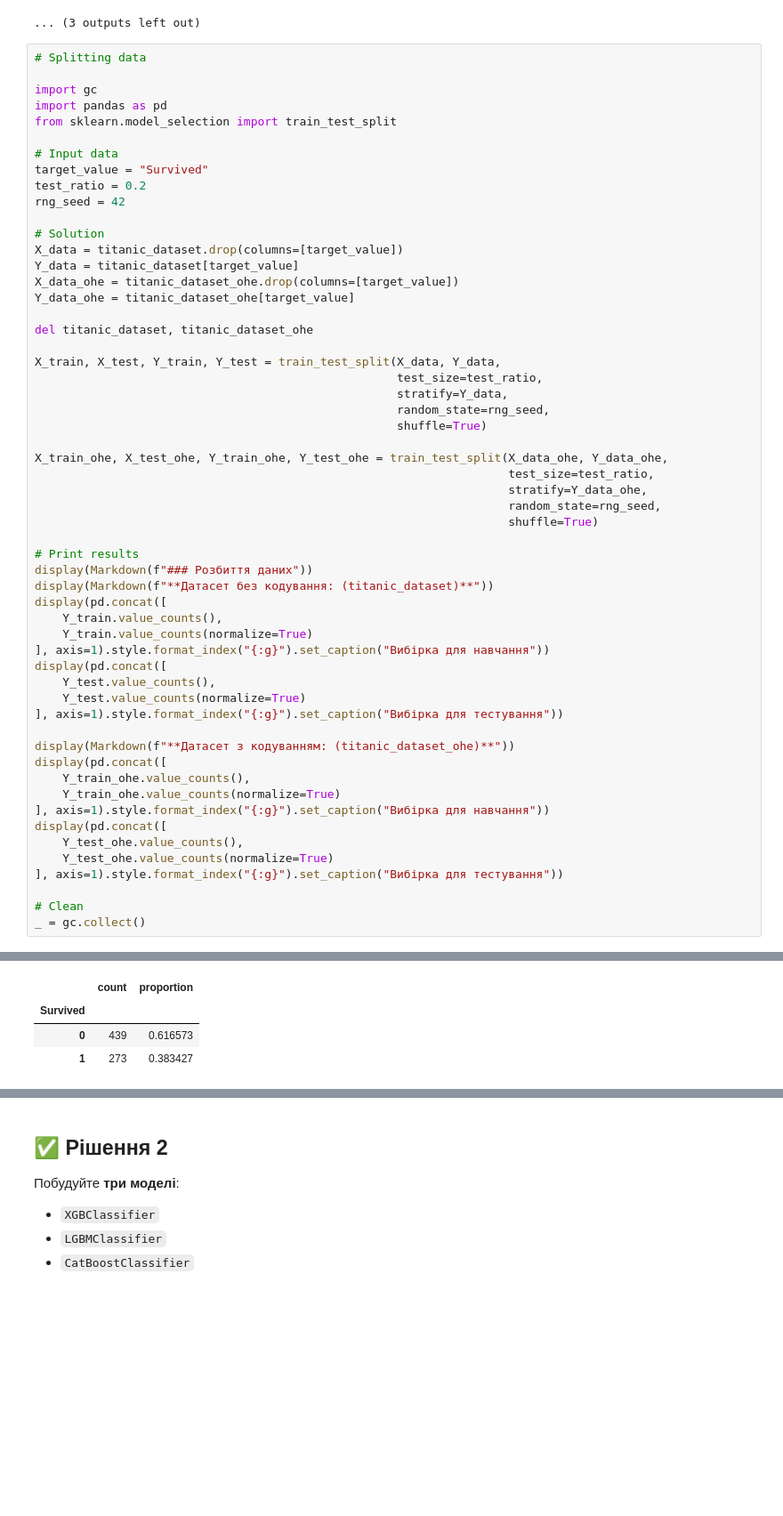
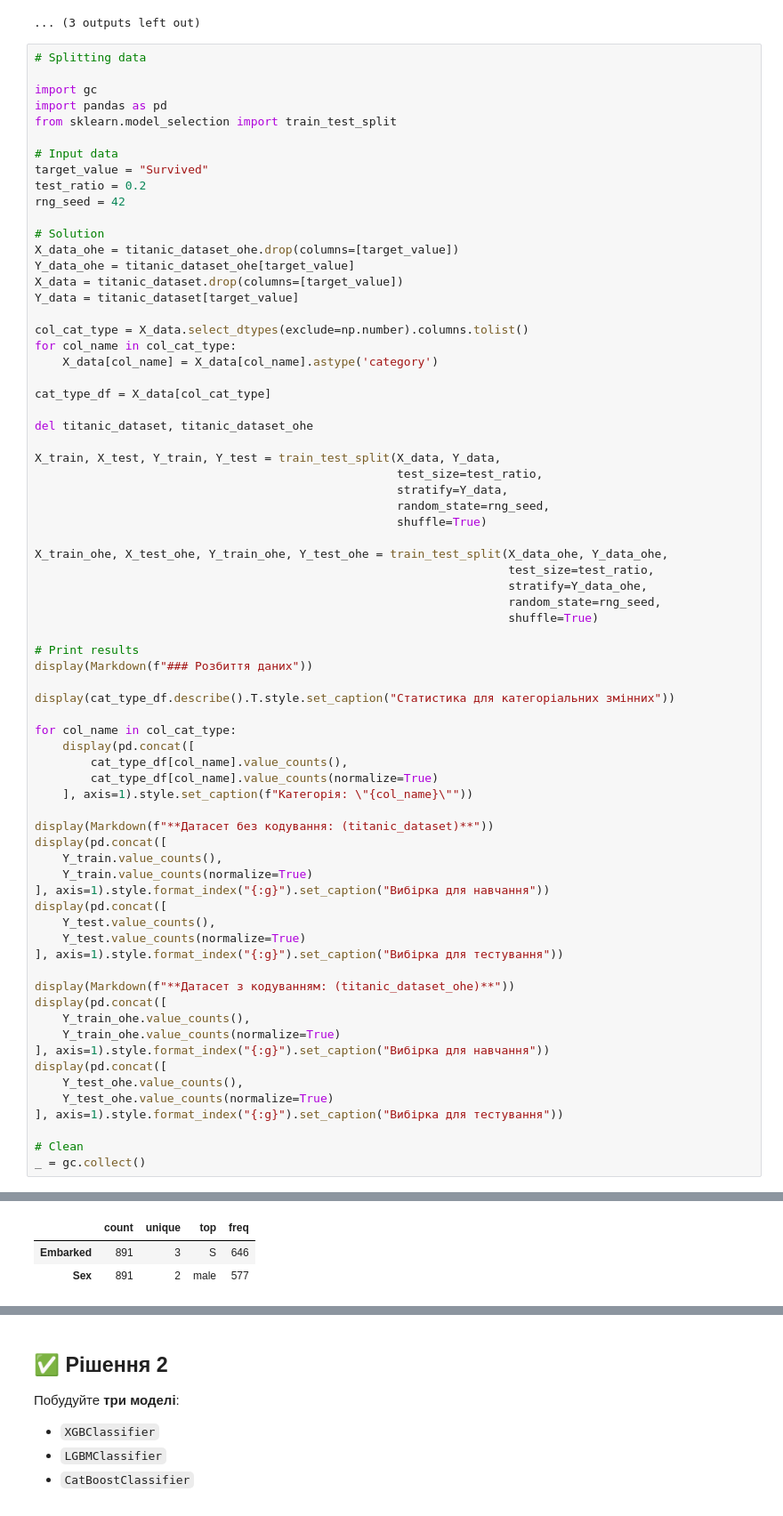
Before and after one commit to BogdanPinchuk/DataScience-PBY_HW14, a Jupyter notebook: Bohdan_Pinchuk_DS_HW14.ipynb, the cells around one changed output, grey strips where cells are left out. Shown at 89% size. Drawn from its saved outputs; the diff is of its cells as text; blank space fills up the shorter version.

```diff
--- a/Bohdan_Pinchuk_DS_HW14.ipynb
+++ b/Bohdan_Pinchuk_DS_HW14.ipynb
@@ -707,10 +709,16 @@ test_ratio = 0.2
 rng_seed = 42
 
 # Solution
+X_data_ohe = titanic_dataset_ohe.drop(columns=[target_value])
+Y_data_ohe = titanic_dataset_ohe[target_value]
 X_data = titanic_dataset.drop(columns=[target_value])
 Y_data = titanic_dataset[target_value]
-X_data_ohe = titanic_dataset_ohe.drop(columns=[target_value])
-Y_data_ohe = titanic_dataset_ohe[target_value]
+
+col_cat_type = X_data.select_dtypes(exclude=np.number).columns.tolist()
+for col_name in col_cat_type:
+    X_data[col_name] = X_data[col_name].astype('category')
+
+cat_type_df = X_data[col_cat_type]
 
 del titanic_dataset, titanic_dataset_ohe
 
@@ -728,6 +736,15 @@ X_train_ohe, X_test_ohe, Y_train_ohe, Y_test_ohe = train_test_split(X_data_ohe,
 
 # Print results
 display(Markdown(f"### Розбиття даних"))
+
+display(cat_type_df.describe().T.style.set_caption("Статистика для категоріальних змінних"))
+
+for col_name in col_cat_type:
+    display(pd.concat([
+        cat_type_df[col_name].value_counts(),
+        cat_type_df[col_name].value_counts(normalize=True)
+    ], axis=1).style.set_caption(f"Категорія: \"{col_name}\""))
+
 display(Markdown(f"**Датасет без кодування: (titanic_dataset)**"))
 display(pd.concat([
     Y_train.value_counts(),
@@ -757,4 +773,3 @@ _ = gc.collect()
-|  | count | proportion |
-| Survived |  |  |
-| 0 | 439 | 0.616573 |
-| 1 | 273 | 0.383427 |
+|  | count | unique | top | freq |
+| Embarked | 891 | 3 | S | 646 |
+| Sex | 891 | 2 | male | 577 |
```
Also changed, not shown: parts of 6 cells of this notebook, 7 other files.
